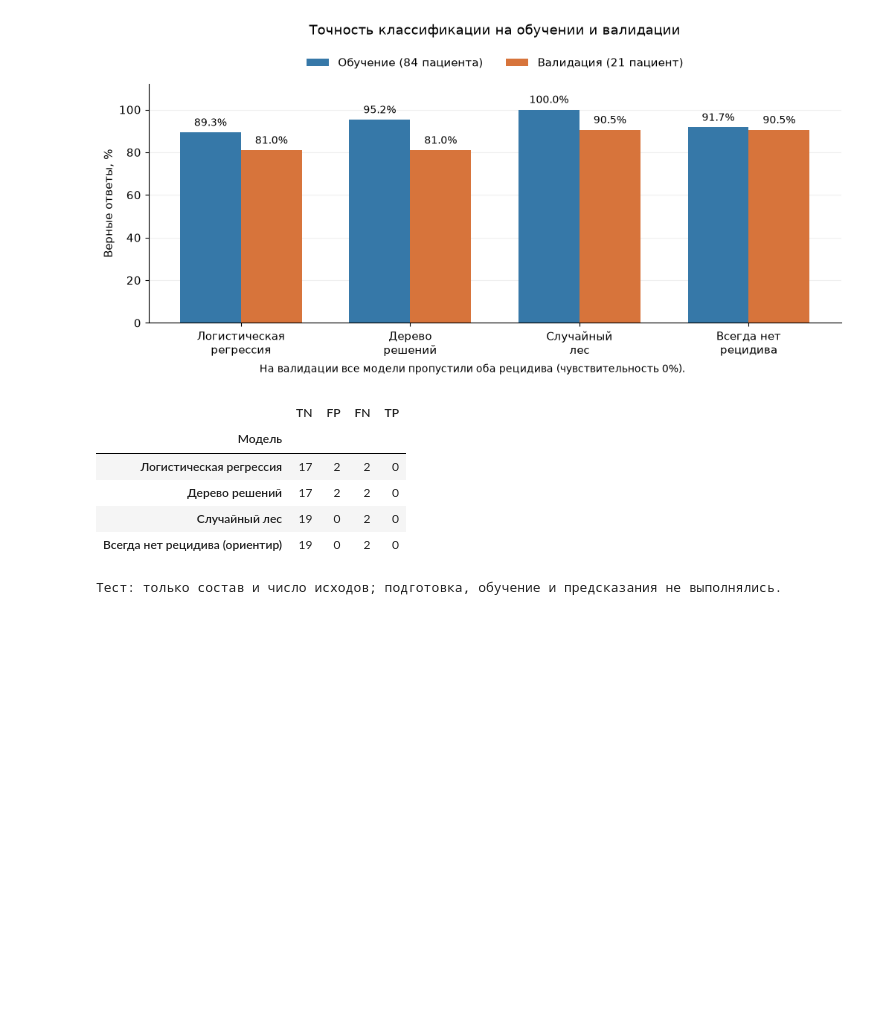
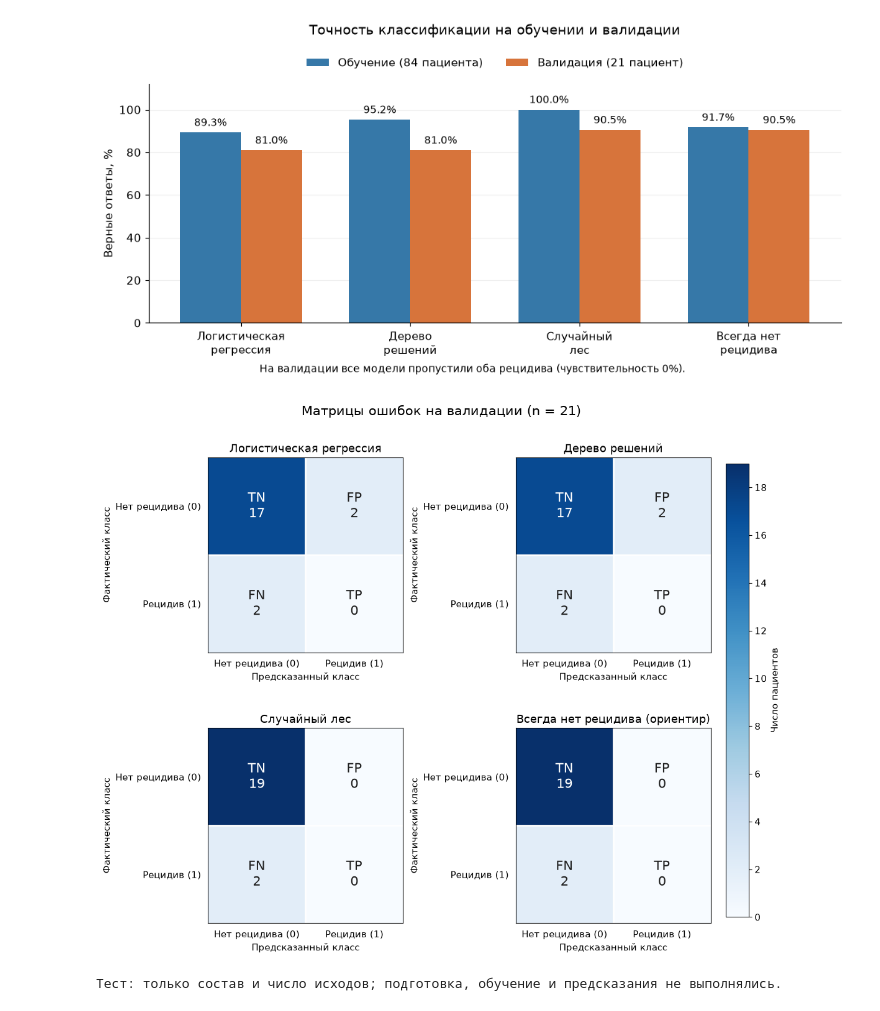
Before and after one commit to a1pha-dev/SS-Computationaloncology, a Jupyter notebook: w8/practice.ipynb, the cells around one changed output. Drawn from its saved outputs; the diff is of its cells as text; code cells hidden in the pictures; blank space fills up the shorter version.

Commit message:
Replace homework 8 confusion table with 2x2 matrix plots

```diff
--- a/w8/practice.ipynb
+++ b/w8/practice.ipynb
@@ -219,18 +219,38 @@ plt.show()
 # %% [output]
 [figure]
 # %%
-confusions = []
-for name, prediction in validation_predictions.items():
-    tn, fp, fn, tp = confusion_matrix(y_validation, prediction, labels=[0, 1]).ravel()
-    assert tn + fp + fn + tp == len(validation)
-    confusions.append({"Модель": name, "TN": tn, "FP": fp, "FN": fn, "TP": tp})
-display(pd.DataFrame(confusions).set_index("Модель"))
+confusion_matrices = {name: confusion_matrix(y_validation, prediction, labels=[0, 1])
+                      for name, prediction in validation_predictions.items()}
+assert len(confusion_matrices) == 4
+assert all(matrix.sum() == len(validation) for matrix in confusion_matrices.values())
+
+fig, axes = plt.subplots(2, 2, figsize=(11, 9), layout="constrained")
+class_labels = ["Нет рецидива (0)", "Рецидив (1)"]
+cell_labels = np.array([["TN", "FP"], ["FN", "TP"]])
+color_max = max(matrix.max() for matrix in confusion_matrices.values())
+for ax, (name, matrix) in zip(axes.flat, confusion_matrices.items()):
+    image = ax.imshow(matrix, cmap="Blues", vmin=0, vmax=color_max)
+    ax.set(title=name, xlabel="Предсказанный класс", ylabel="Фактический класс",
+           xticks=[0, 1], yticks=[0, 1], xticklabels=class_labels, yticklabels=class_labels)
+    ax.tick_params(axis="both", length=0, pad=8)
+    for row in range(2):
+        for column in range(2):
+            value = matrix[row, column]
+            ax.text(column, row, f"{cell_labels[row, column]}\n{value}",
+                    ha="center", va="center", fontsize=15,
+                    color="white" if value > color_max / 2 else "#202020")
+    ax.set_xticks([0.5], minor=True)
+    ax.set_yticks([0.5], minor=True)
+    ax.grid(which="minor", color="white", linewidth=2)
+    ax.tick_params(which="minor", length=0)
+
+colorbar = fig.colorbar(image, ax=axes.ravel().tolist(), shrink=0.85, pad=0.03)
+colorbar.set_label("Число пациентов")
+colorbar.set_ticks(np.arange(0, color_max + 1, 2))
+fig.suptitle(f"Матрицы ошибок на валидации (n = {len(validation)})", fontsize=15)
+fig.savefig("text/fig/confusion_matrices.png", dpi=180, bbox_inches="tight")
+plt.show()
 print("Тест: только состав и число исходов; подготовка, обучение и предсказания не выполнялись.")
 # %% [output]
-|  | TN | FP | FN | TP |
-| Модель |  |  |  |  |
-| Логистическая регрессия | 17 | 2 | 2 | 0 |
-| Дерево решений | 17 | 2 | 2 | 0 |
-| Случайный лес | 19 | 0 | 2 | 0 |
-| Всегда нет рецидива (ориентир) | 19 | 0 | 2 | 0 |
+[figure, added]
 Тест: только состав и число исходов; подготовка, обучение и предсказания не выполнялись.
```
Also changed, not shown: 2 other files.
